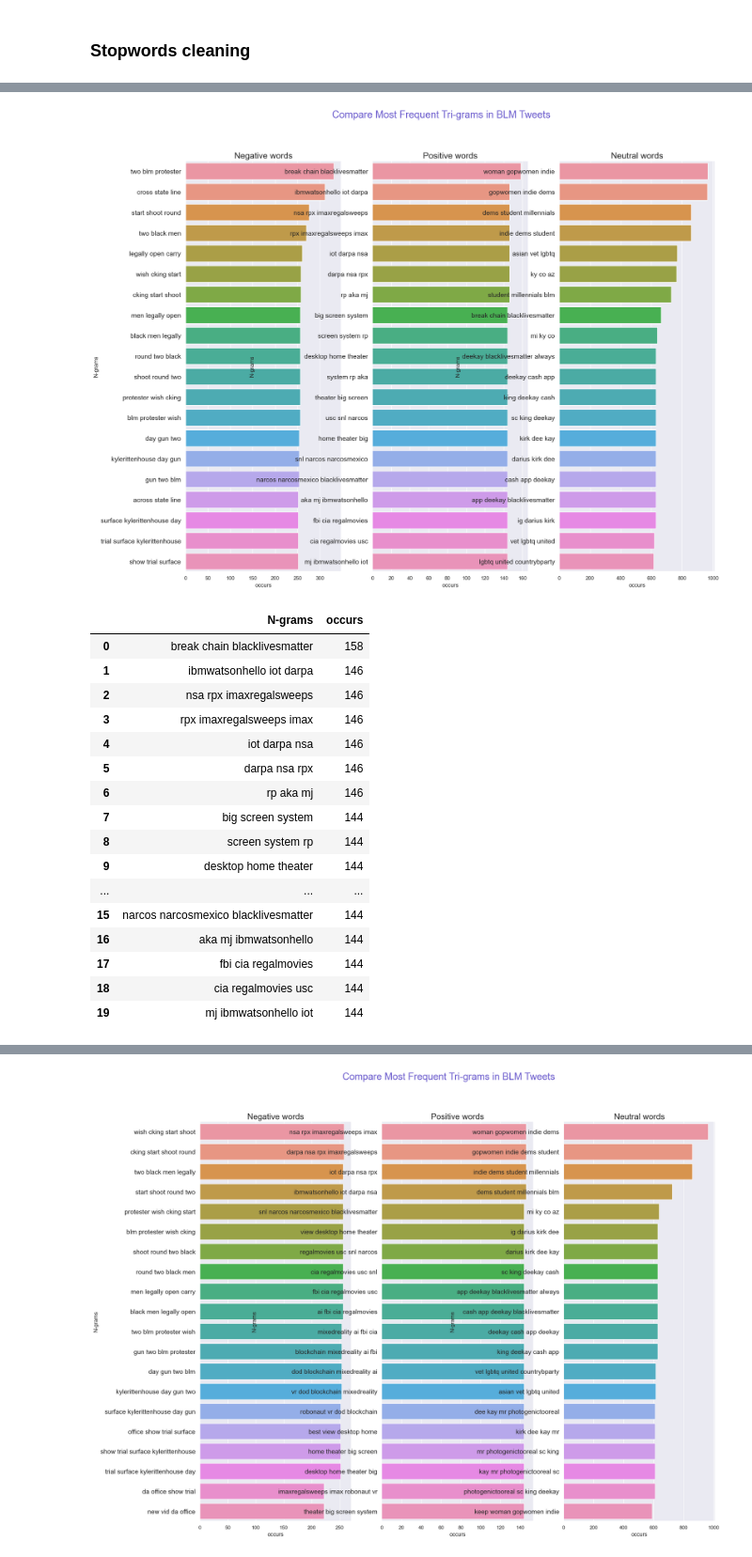
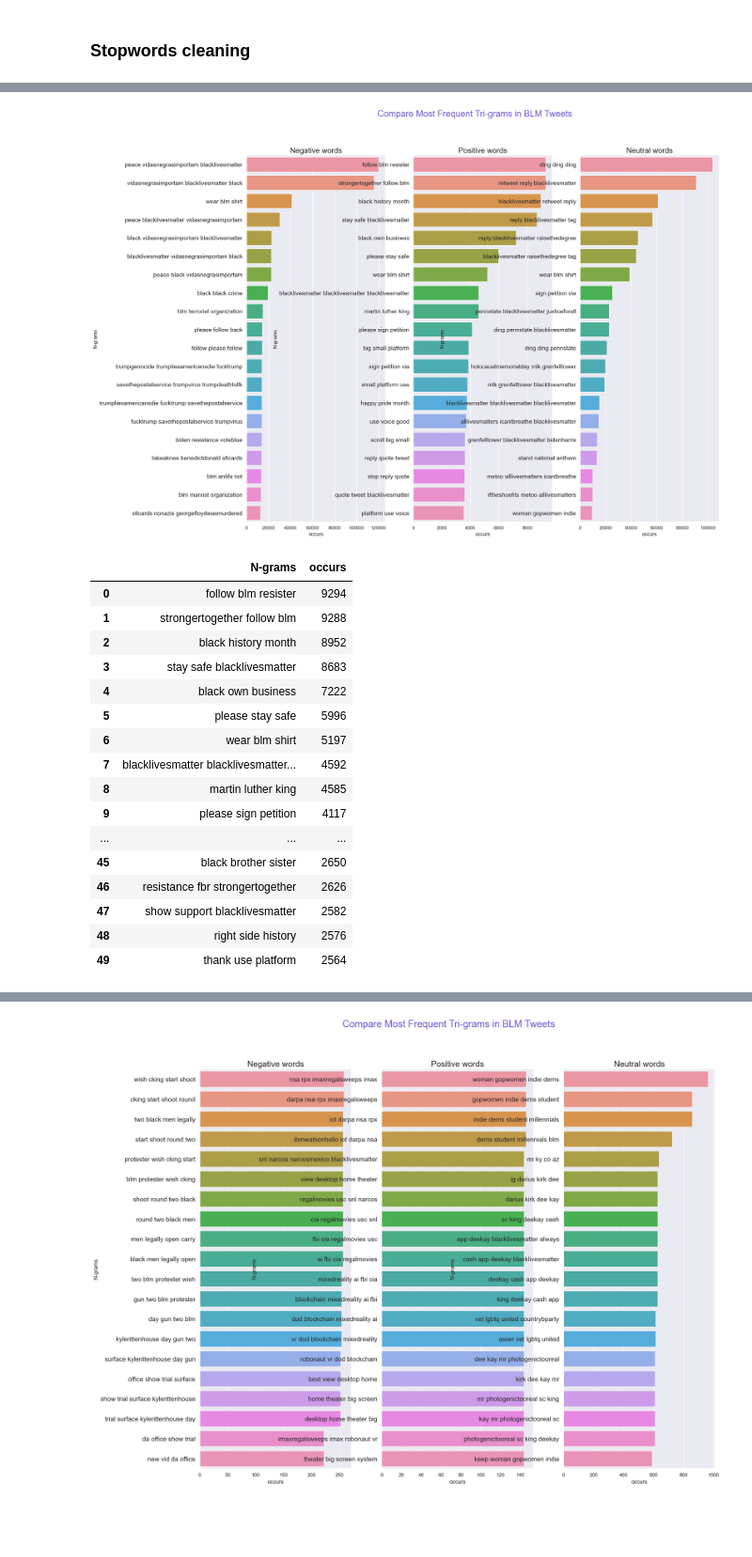
Before and after one commit to fahadshaikh30/thesis, a Jupyter notebook: ngrams/preprocess_tweets.ipynb, the cells around one changed output, grey strips where cells are left out. Shown at 94% size. Cells and saved outputs as stored; diff of their text form; code cells hidden in the pictures; blank space fills up the shorter version.

```diff
--- a/ngrams/preprocess_tweets.ipynb
+++ b/ngrams/preprocess_tweets.ipynb
@@ -148,6 +148,14 @@ def special_char(text):
 df_copy['text'] = df_copy['text'].apply(lambda sentence: special_char(sentence))
 # %%
 df_copy['text'] = df_copy['text'].str.replace('\d+', '', regex=True)
+# %%
+df_copy['text'] = df_copy['text'].str.replace("yr", 'year', regex=False)
+df_copy['text'] = df_copy['text'].str.replace(r"\.|==|=|'|`|(PM)|(AM)|(UTC)", ' ', regex=True)
+df_copy['text'] = df_copy['text'].str.replace("...", '', regex=False)
+df_copy['text'] = df_copy['text'].str.replace(r"(\s[^iIaA]\s)", ' ', regex=True)
+df_copy['text'] = df_copy['text'].str.replace(r'\s(\w$)|\s(\w[^me]$)', '', regex=True)
+df_copy['text'] = df_copy['text'].str.replace(r'\s ', ' ', regex=True)
+df_copy['text'] = df_copy['text'].str.replace(r'(^\s)|(\s$)', '', regex=True)
 # %% [markdown]
 ### Stopwords cleaning
 # %%
@@ -168,5 +176,7 @@ def adjusted_lemmatizer(text):
     pos_tagged_text = nltk.pos_tag(text.split())
     return " ".join([lemmatizer.lemmatize(word, wordnet_map.get(pos[0], wordnet.NOUN)) for word, pos in pos_tagged_text])
+# %%
+df_copy['text_lemmatized'] = df_copy['text_without_stopwords'].apply(lambda sentence: adjusted_lemmatizer(sentence))
 # %%
 df_copy['text_lemmatized'] = df_copy['text_lemmatized'].str.replace(r"(\s[^iIaA]\s)", ' ', regex=True)
 df_copy['text_lemmatized'] = df_copy['text_lemmatized'].str.replace(r'\s(\w$)|\s(\w[^me]$)', '', regex=True)
@@ -211,6 +223,6 @@ plt.show()
 # %%
 NEGATIVE_WORDS = ['blm', 'black', 'blacklivesmatter', 'antifa', 'white', 'protest', 'police', 'kill', 'support', 'trump', 'racist']
-POSITIVE_WORDS = ['thank', 'love', 'great', 'good', 'like']
+POSITIVE_WORDS = ['thank', 'love', 'great', 'good', 'like', 'please', 'right', 'help']
 # %%
 def words_counter_removal(dataframe: pd.DataFrame,
                           column,
@@ -415,26 +444,26 @@ plot_ngrams(ngrams_fn(df_copy, target_label='positive', n_grams=3), axes=axes[1]
 plot_ngrams(ngrams_fn(df_copy, target_label='neutral', n_grams=3), axes=axes[2])
 plt.show()
 # %% [output]
-[figure, old version]
+[figure, new version]
 # %%
 ngrams_fn(df_copy, target_label='positive', n_grams=3).reset_index(drop=True)\
-.head(20).style.background_gradient(cmap='turbo')
+.head(50).style.background_gradient(cmap='turbo')
 # %% [output]
 |  | N-grams | occurs |
-| 0 | break chain blacklivesmatter | 158 |
-| 1 | ibmwatsonhello iot darpa | 146 |
-| 2 | nsa rpx imaxregalsweeps | 146 |
-| 3 | rpx imaxregalsweeps imax | 146 |
-| 4 | iot darpa nsa | 146 |
-| 5 | darpa nsa rpx | 146 |
-| 6 | rp aka mj | 146 |
-| 7 | big screen system | 144 |
-| 8 | screen system rp | 144 |
-| 9 | desktop home theater | 144 |
+| 0 | follow blm resister | 9294 |
+| 1 | strongertogether follow blm | 9288 |
+| 2 | black history month | 8952 |
+| 3 | stay safe blacklivesmatter | 8683 |
+| 4 | black own business | 7222 |
+| 5 | please stay safe | 5996 |
+| 6 | wear blm shirt | 5197 |
+| 7 | blacklivesmatter blacklivesmatter... | 4592 |
+| 8 | martin luther king | 4585 |
+| 9 | please sign petition | 4117 |
 | ... | ... | ... |
-| 15 | narcos narcosmexico blacklivesmatter | 144 |
-| 16 | aka mj ibmwatsonhello | 144 |
-| 17 | fbi cia regalmovies | 144 |
-| 18 | cia regalmovies usc | 144 |
-| 19 | mj ibmwatsonhello iot | 144 |
+| 45 | black brother sister | 2650 |
+| 46 | resistance fbr strongertogether | 2626 |
+| 47 | show support blacklivesmatter | 2582 |
+| 48 | right side history | 2576 |
+| 49 | thank use platform | 2564 |
 # %%
```
Also changed, not shown: parts of 21 cells of this notebook, 10 other files.
